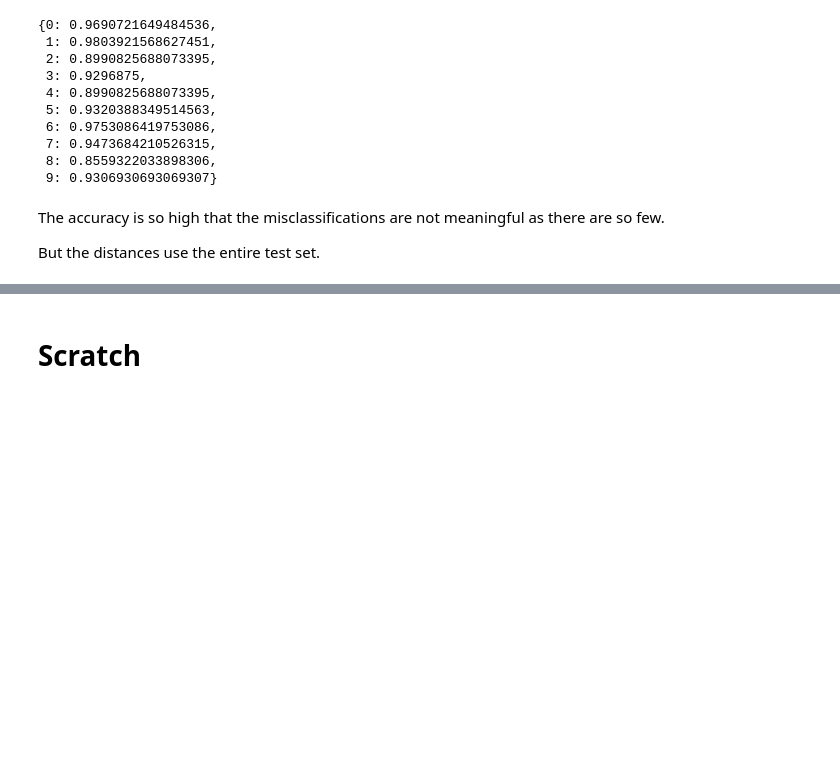
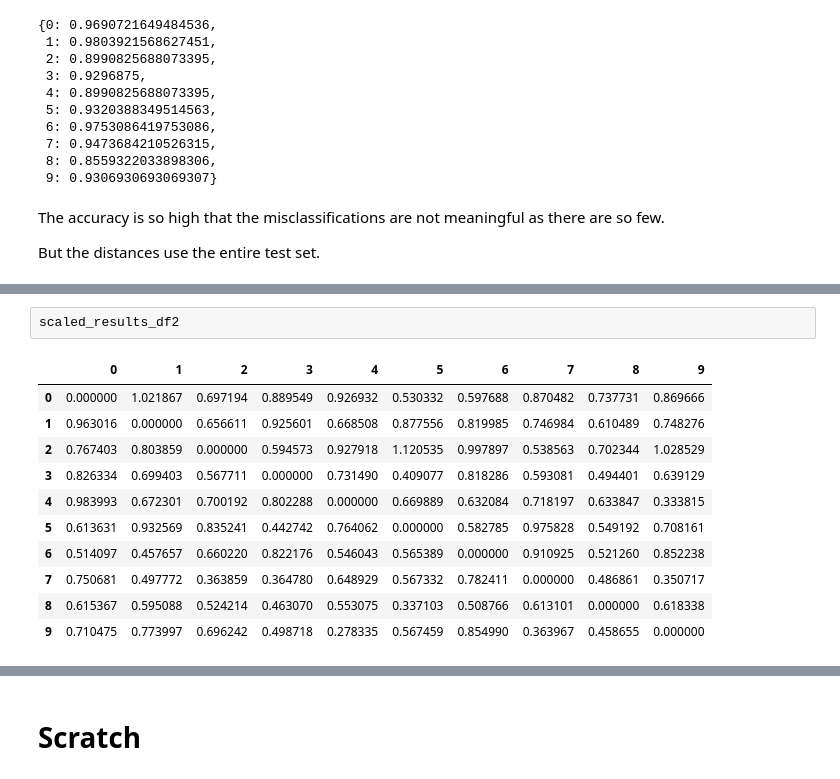
Before and after one commit to gjohl/xai, a Jupyter notebook: notebooks/research/phd-55-digit-distances-initial-exploration.ipynb, the cells around one changed output, grey strips where cells are left out. Cells and saved outputs as stored; diff of their text form; blank space fills up the shorter version.

```diff
--- a/notebooks/research/phd-55-digit-distances-initial-exploration.ipynb
+++ b/notebooks/research/phd-55-digit-distances-initial-exploration.ipynb
@@ -409,0 +499,14 @@ But the distances use the entire test set.
+# %%
+scaled_results_df2
+# %% [output]
+|  | 0 | 1 | 2 | 3 | 4 | 5 | 6 | 7 | 8 | 9 |
+| 0 | 0.000000 | 1.021867 | 0.697194 | 0.889549 | 0.926932 | 0.530332 | 0.597688 | 0.870482 | 0.737731 | 0.869666 |
+| 1 | 0.963016 | 0.000000 | 0.656611 | 0.925601 | 0.668508 | 0.877556 | 0.819985 | 0.746984 | 0.610489 | 0.748276 |
+| 2 | 0.767403 | 0.803859 | 0.000000 | 0.594573 | 0.927918 | 1.120535 | 0.997897 | 0.538563 | 0.702344 | 1.028529 |
+| 3 | 0.826334 | 0.699403 | 0.567711 | 0.000000 | 0.731490 | 0.409077 | 0.818286 | 0.593081 | 0.494401 | 0.639129 |
+| 4 | 0.983993 | 0.672301 | 0.700192 | 0.802288 | 0.000000 | 0.669889 | 0.632084 | 0.718197 | 0.633847 | 0.333815 |
+| 5 | 0.613631 | 0.932569 | 0.835241 | 0.442742 | 0.764062 | 0.000000 | 0.582785 | 0.975828 | 0.549192 | 0.708161 |
+| 6 | 0.514097 | 0.457657 | 0.660220 | 0.822176 | 0.546043 | 0.565389 | 0.000000 | 0.910925 | 0.521260 | 0.852238 |
+| 7 | 0.750681 | 0.497772 | 0.363859 | 0.364780 | 0.648929 | 0.567332 | 0.782411 | 0.000000 | 0.486861 | 0.350717 |
+| 8 | 0.615367 | 0.595088 | 0.524214 | 0.463070 | 0.553075 | 0.337103 | 0.508766 | 0.613101 | 0.000000 | 0.618338 |
+| 9 | 0.710475 | 0.773997 | 0.696242 | 0.498718 | 0.278335 | 0.567459 | 0.854990 | 0.363967 | 0.458655 | 0.000000 |
```
Also changed, not shown: parts of 31 cells of this notebook, 3 other files.
